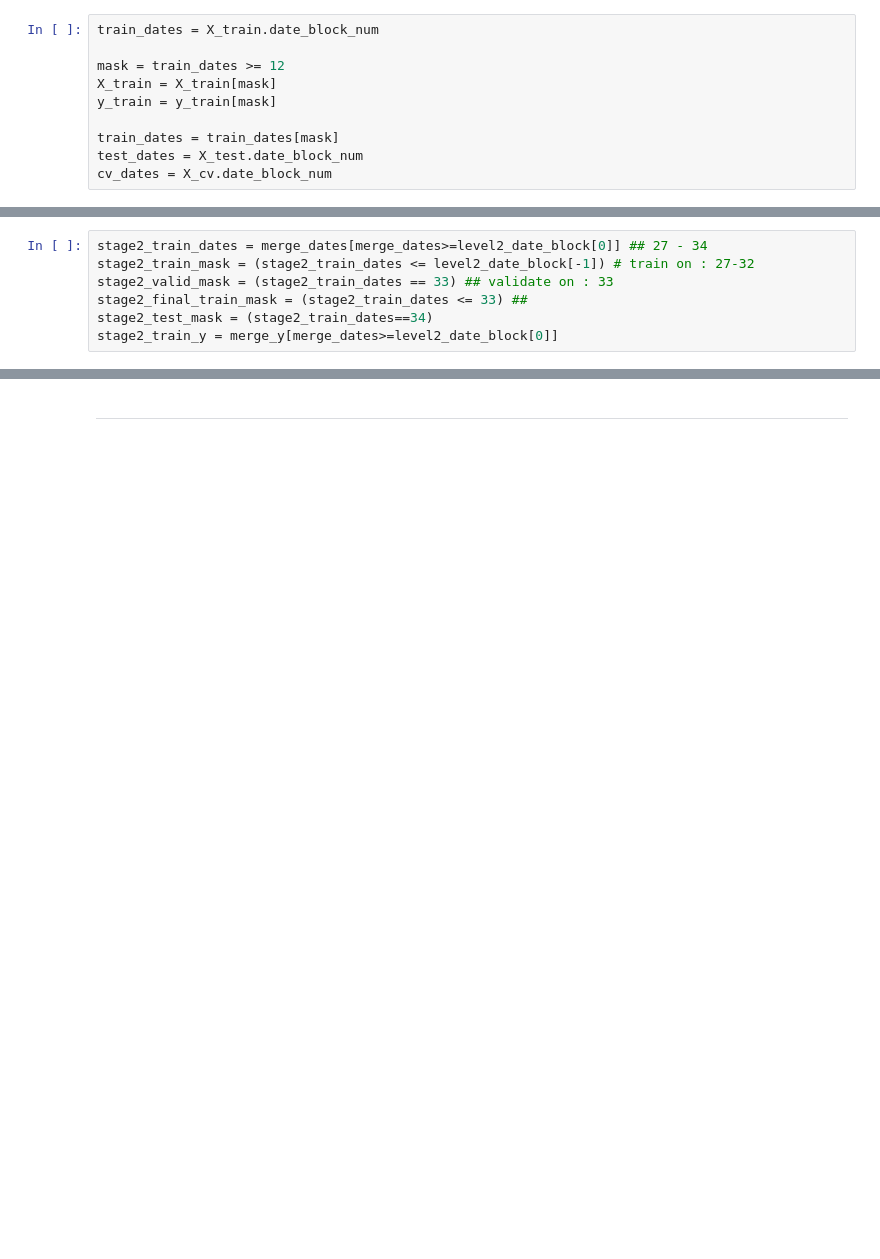
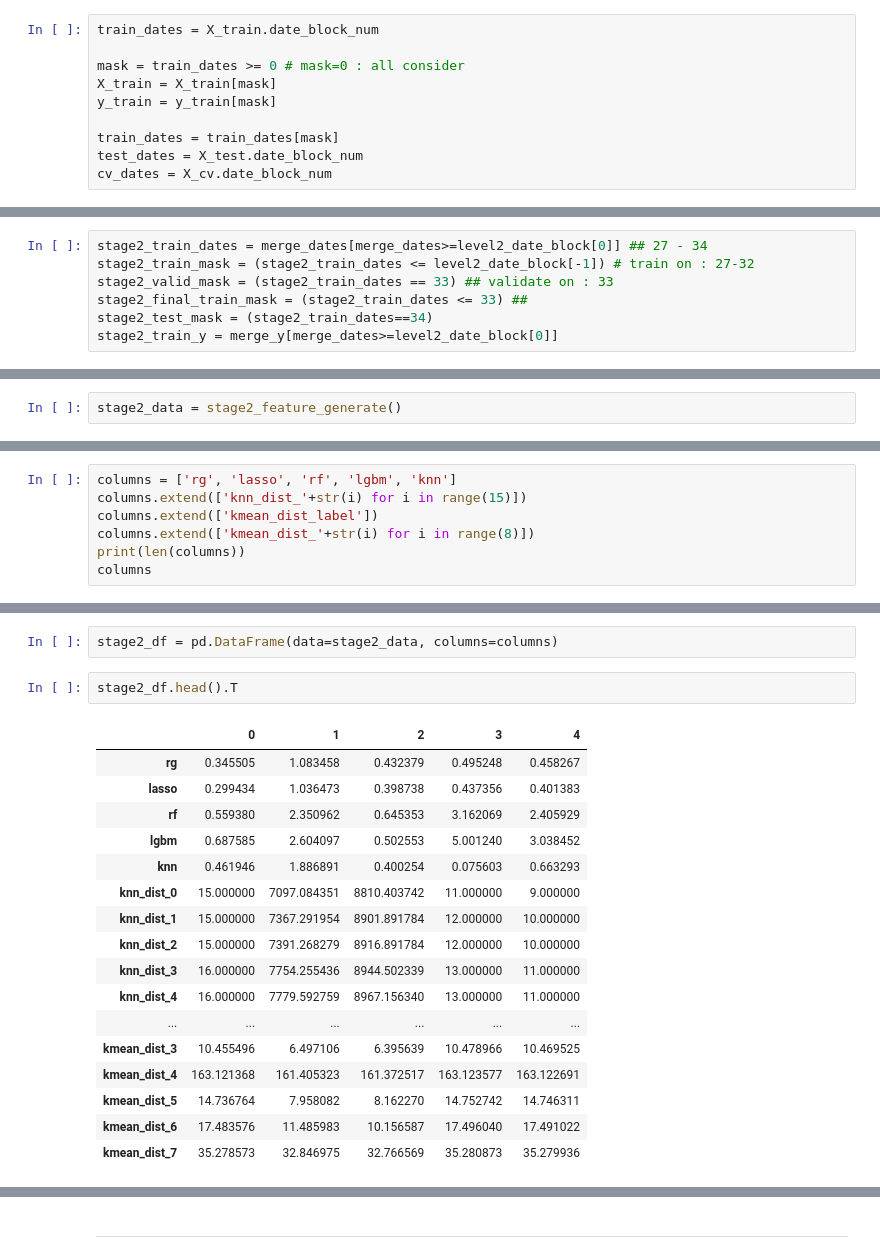
Before and after one commit to ihongChen/HowToWinKaggle, a Jupyter notebook: src/FirstLevelModel.ipynb, the cells around one changed output, grey strips where cells are left out. Cells and saved outputs as stored; diff of their text form; blank space fills up the shorter version.

```diff
--- a/src/FirstLevelModel.ipynb
+++ b/src/FirstLevelModel.ipynb
@@ -90,7 +91,7 @@ We take only `date_block_num` between `12~32`
 # %%
 train_dates = X_train.date_block_num
 
-mask = train_dates >= 12
+mask = train_dates >= 0 # mask=0 : all consider
 X_train = X_train[mask]
 y_train = y_train[mask]
 
@@ -586,0 +632,2 @@ level2_date_block[-1]
+# %%
+stage2_data = stage2_feature_generate()
@@ -586,0 +642,7 @@ level2_date_block[-1]
+# %%
+columns = ['rg', 'lasso', 'rf', 'lgbm', 'knn']
+columns.extend(['knn_dist_'+str(i) for i in range(15)])
+columns.extend(['kmean_dist_label'])
+columns.extend(['kmean_dist_'+str(i) for i in range(8)])
+print(len(columns))
+columns
@@ -586,0 +668,22 @@ level2_date_block[-1]
+# %%
+stage2_df = pd.DataFrame(data=stage2_data, columns=columns)
+# %%
+stage2_df.head().T
+# %% [output]
+|  | 0 | 1 | 2 | 3 | 4 |
+| rg | 0.345505 | 1.083458 | 0.432379 | 0.495248 | 0.458267 |
+| lasso | 0.299434 | 1.036473 | 0.398738 | 0.437356 | 0.401383 |
+| rf | 0.559380 | 2.350962 | 0.645353 | 3.162069 | 2.405929 |
+| lgbm | 0.687585 | 2.604097 | 0.502553 | 5.001240 | 3.038452 |
+| knn | 0.461946 | 1.886891 | 0.400254 | 0.075603 | 0.663293 |
+| knn_dist_0 | 15.000000 | 7097.084351 | 8810.403742 | 11.000000 | 9.000000 |
+| knn_dist_1 | 15.000000 | 7367.291954 | 8901.891784 | 12.000000 | 10.000000 |
+| knn_dist_2 | 15.000000 | 7391.268279 | 8916.891784 | 12.000000 | 10.000000 |
+| knn_dist_3 | 16.000000 | 7754.255436 | 8944.502339 | 13.000000 | 11.000000 |
+| knn_dist_4 | 16.000000 | 7779.592759 | 8967.156340 | 13.000000 | 11.000000 |
+| ... | ... | ... | ... | ... | ... |
+| kmean_dist_3 | 10.455496 | 6.497106 | 6.395639 | 10.478966 | 10.469525 |
+| kmean_dist_4 | 163.121368 | 161.405323 | 161.372517 | 163.123577 | 163.122691 |
+| kmean_dist_5 | 14.736764 | 7.958082 | 8.162270 | 14.752742 | 14.746311 |
+| kmean_dist_6 | 17.483576 | 11.485983 | 10.156587 | 17.496040 | 17.491022 |
+| kmean_dist_7 | 35.278573 | 32.846975 | 32.766569 | 35.280873 | 35.279936 |
```
Also changed, not shown: parts of 115 cells of this notebook, 12 other files.
